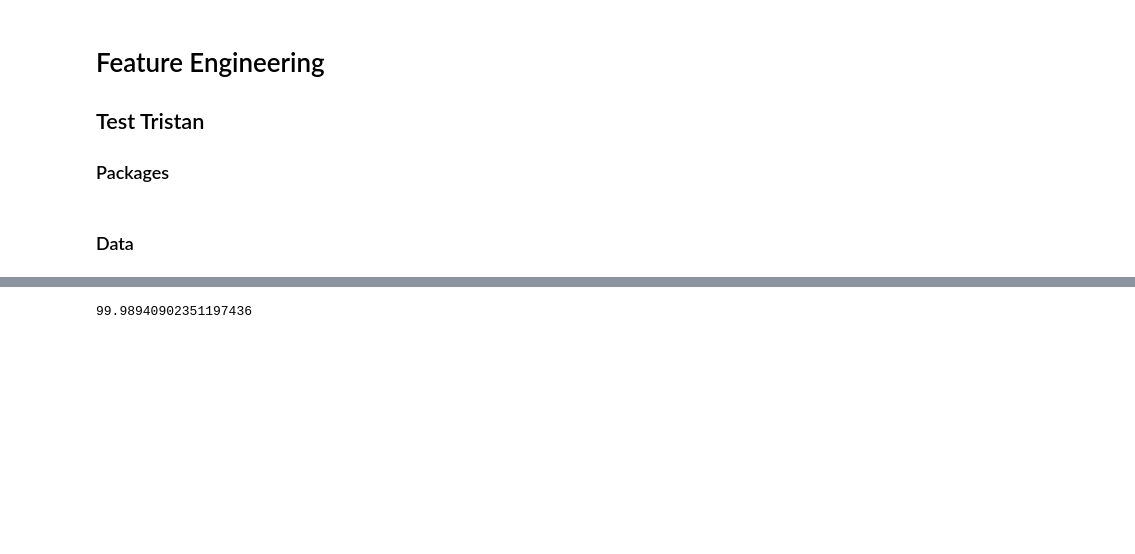
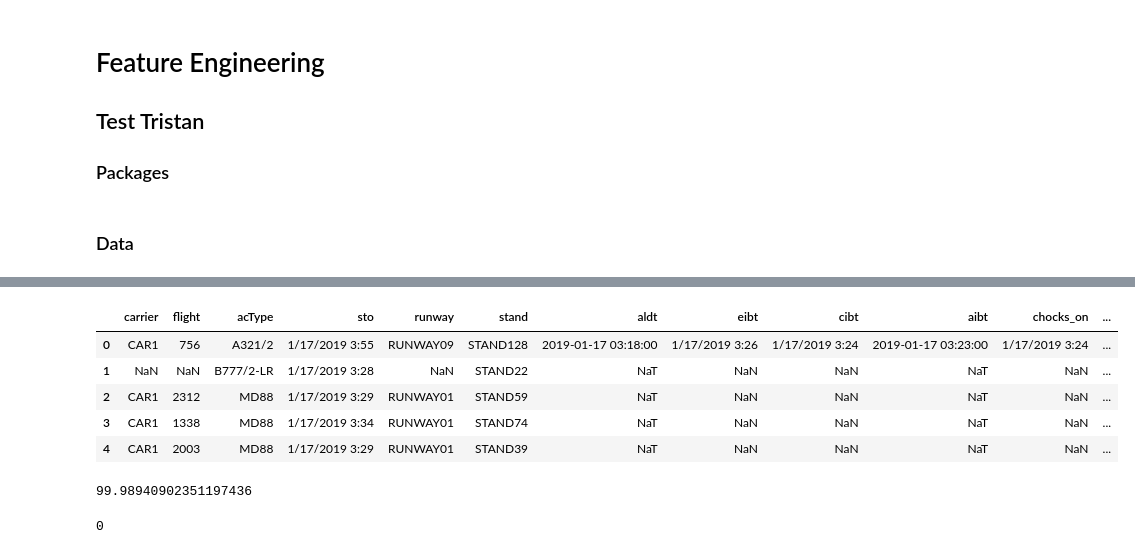
Before and after one commit to arnaudfrn/taxi-time, a Jupyter notebook: Notebook/Feature Engineering.ipynb, the cells around one changed output, grey strips where cells are left out. Saved outputs shown, nothing was run; the diff lists cells and outputs as text; code cells hidden in the pictures; blank space fills up the shorter version.

```diff
--- a/Notebook/Feature Engineering.ipynb
+++ b/Notebook/Feature Engineering.ipynb
@@ -30,2 +52,11 @@ df['aldt'].apply(lambda x: get_nb_of_planes_in_movement(x, df1))
+# %%
+df1.head()
+# %% [output]
+|  | carrier | flight | acType | sto | runway | stand | aldt | eibt | cibt | aibt | chocks_on | ... |
+| 0 | CAR1 | 756 | A321/2 | 1/17/2019 3:55 | RUNWAY09 | STAND128 | 2019-01-17 03:18:00 | 1/17/2019 3:26 | 1/17/2019 3:24 | 2019-01-17 03:23:00 | 1/17/2019 3:24 | ... |
+| 1 | NaN | NaN | B777/2-LR | 1/17/2019 3:28 | NaN | STAND22 | NaT | NaN | NaN | NaT | NaN | ... |
+| 2 | CAR1 | 2312 | MD88 | 1/17/2019 3:29 | RUNWAY01 | STAND59 | NaT | NaN | NaN | NaT | NaN | ... |
+| 3 | CAR1 | 1338 | MD88 | 1/17/2019 3:34 | RUNWAY01 | STAND74 | NaT | NaN | NaN | NaT | NaN | ... |
+| 4 | CAR1 | 2003 | MD88 | 1/17/2019 3:29 | RUNWAY01 | STAND39 | NaT | NaN | NaN | NaT | NaN | ... |
 # %%
 l=[]
@@ -37,5 +68,9 @@ for ind, row in df[['runway', 'aldt']].iterrows():
 99.98940902351197436
 # %%
 pd.to_pickle(l, 'FEATURE_test.pkl')
+# %%
+sum([np.isnan(x) for x in l])
+# %% [output]
+0
 # %%
 pd.to_pickle(l, 'FEATURE.pkl')
```
Also changed, not shown: parts of 14 cells of this notebook, 3 other files.
